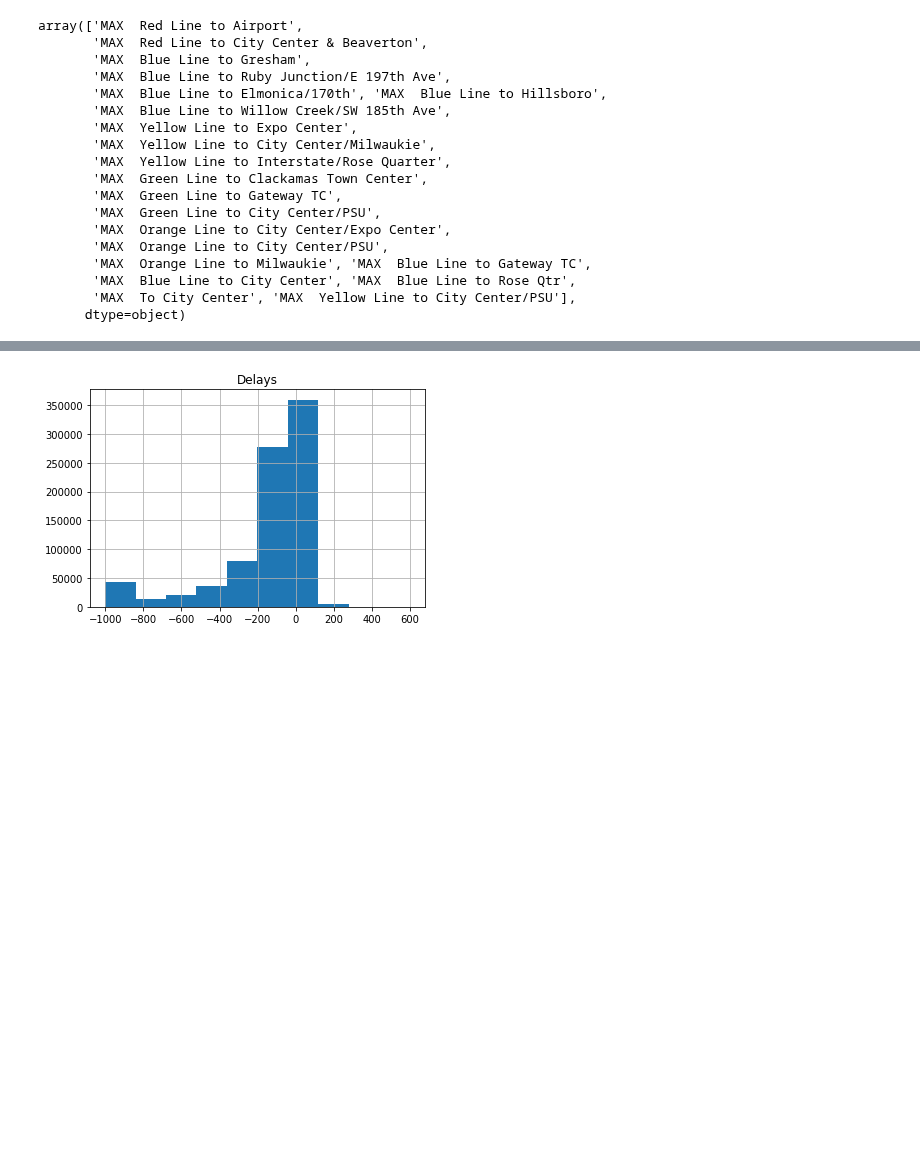
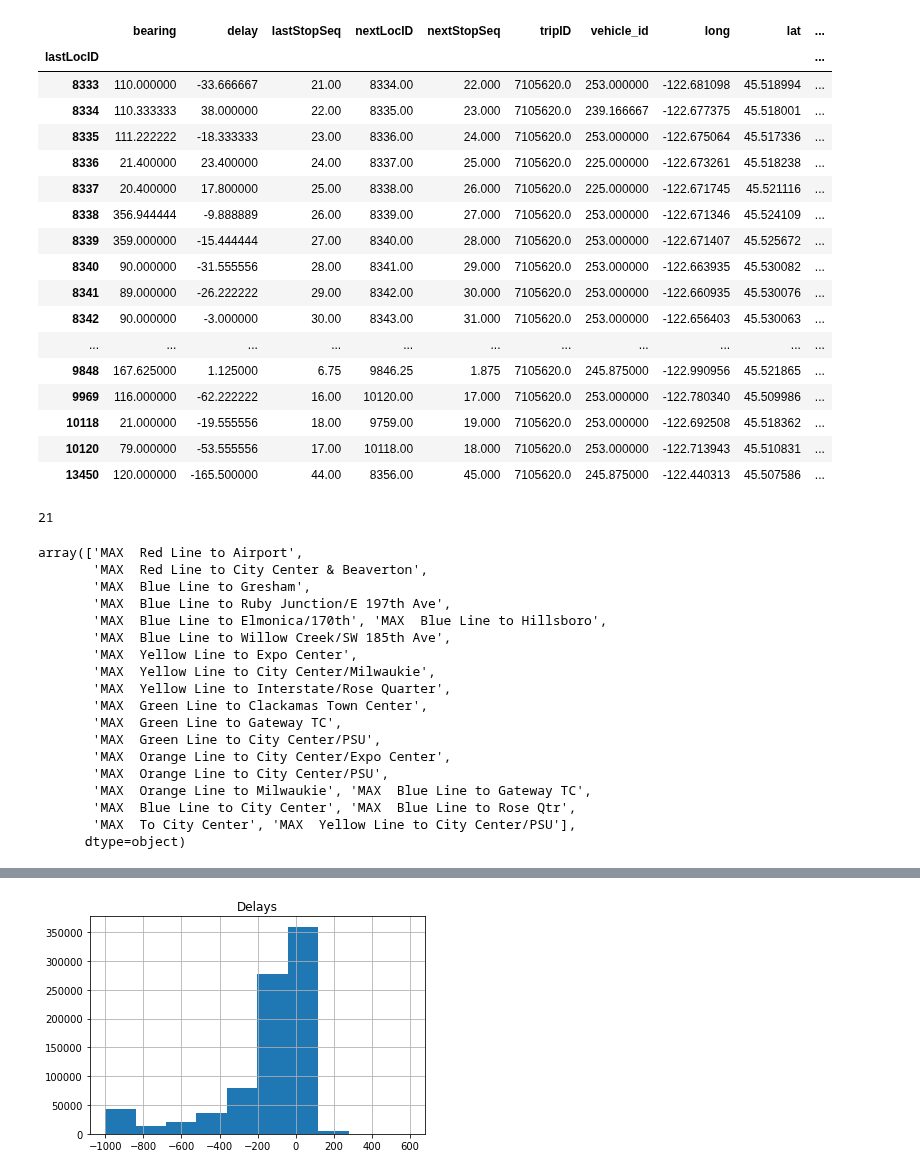
Before and after one commit to kimrharper/data_science_nltk, a Jupyter notebook: transport/station.ipynb, the cells around one changed output, grey strips where cells are left out. Drawn from its saved outputs; the diff is of its cells as text; code cells hidden in the pictures; blank space fills up the shorter version.

```diff
--- a/transport/station.ipynb
+++ b/transport/station.ipynb
@@ -38,0 +31,3 @@ transport.loc[transport.vehicle_id == 416]
+# %%
+tripID = transport.loc[transport.tripID ==7105620].sort_values('timestamp')
+tripID
@@ -39,22 +53,44 @@ transport.loc[transport.vehicle_id == 416]
+# %%
+tripID.groupby('lastLocID').mean()
+# %% [output]
+|  | bearing | delay | lastStopSeq | nextLocID | nextStopSeq | tripID | vehicle_id | long | lat | ... |
+| lastLocID |  |  |  |  |  |  |  |  |  | ... |
+| 8333 | 110.000000 | -33.666667 | 21.00 | 8334.00 | 22.000 | 7105620.0 | 253.000000 | -122.681098 | 45.518994 | ... |
+| 8334 | 110.333333 | 38.000000 | 22.00 | 8335.00 | 23.000 | 7105620.0 | 239.166667 | -122.677375 | 45.518001 | ... |
+| 8335 | 111.222222 | -18.333333 | 23.00 | 8336.00 | 24.000 | 7105620.0 | 253.000000 | -122.675064 | 45.517336 | ... |
+| 8336 | 21.400000 | 23.400000 | 24.00 | 8337.00 | 25.000 | 7105620.0 | 225.000000 | -122.673261 | 45.518238 | ... |
+| 8337 | 20.400000 | 17.800000 | 25.00 | 8338.00 | 26.000 | 7105620.0 | 225.000000 | -122.671745 | 45.521116 | ... |
+| 8338 | 356.944444 | -9.888889 | 26.00 | 8339.00 | 27.000 | 7105620.0 | 253.000000 | -122.671346 | 45.524109 | ... |
+| 8339 | 359.000000 | -15.444444 | 27.00 | 8340.00 | 28.000 | 7105620.0 | 253.000000 | -122.671407 | 45.525672 | ... |
+| 8340 | 90.000000 | -31.555556 | 28.00 | 8341.00 | 29.000 | 7105620.0 | 253.000000 | -122.663935 | 45.530082 | ... |
+| 8341 | 89.000000 | -26.222222 | 29.00 | 8342.00 | 30.000 | 7105620.0 | 253.000000 | -122.660935 | 45.530076 | ... |
+| 8342 | 90.000000 | -3.000000 | 30.00 | 8343.00 | 31.000 | 7105620.0 | 253.000000 | -122.656403 | 45.530063 | ... |
+| ... | ... | ... | ... | ... | ... | ... | ... | ... | ... | ... |
+| 9848 | 167.625000 | 1.125000 | 6.75 | 9846.25 | 1.875 | 7105620.0 | 245.875000 | -122.990956 | 45.521865 | ... |
+| 9969 | 116.000000 | -62.222222 | 16.00 | 10120.00 | 17.000 | 7105620.0 | 253.000000 | -122.780340 | 45.509986 | ... |
+| 10118 | 21.000000 | -19.555556 | 18.00 | 9759.00 | 19.000 | 7105620.0 | 253.000000 | -122.692508 | 45.518362 | ... |
+| 10120 | 79.000000 | -53.555556 | 17.00 | 10118.00 | 18.000 | 7105620.0 | 253.000000 | -122.713943 | 45.510831 | ... |
+| 13450 | 120.000000 | -165.500000 | 44.00 | 8356.00 | 45.000 | 7105620.0 | 245.875000 | -122.440313 | 45.507586 | ... |
 # %%
-len(transport.signMessageLong.unique())
+print(len(transport.signMessageLong.unique()))
 transport.signMessageLong.unique()
 # %% [output]
-array(['MAX  Red Line to Airport',
-       'MAX  Red Line to City Center & Beaverton',
-       'MAX  Blue Line to Gresham',
-       'MAX  Blue Line to Ruby Junction/E 197th Ave',
-       'MAX  Blue Line to Elmonica/170th', 'MAX  Blue Line to Hillsboro',
-       'MAX  Blue Line to Willow Creek/SW 185th Ave',
-       'MAX  Yellow Line to Expo Center',
-       'MAX  Yellow Line to City Center/Milwaukie',
-       'MAX  Yellow Line to Interstate/Rose Quarter',
-       'MAX  Green Line to Clackamas Town Center',
-       'MAX  Green Line to Gateway TC',
-       'MAX  Green Line to City Center/PSU',
-       'MAX  Orange Line to City Center/Expo Center',
-       'MAX  Orange Line to City Center/PSU',
-       'MAX  Orange Line to Milwaukie', 'MAX  Blue Line to Gateway TC',
-       'MAX  Blue Line to City Center', 'MAX  Blue Line to Rose Qtr',
-       'MAX  To City Center', 'MAX  Yellow Line to City Center/PSU'],
-      dtype=object)
+21
+array(['MAX  Red Line to Airport',
+       'MAX  Red Line to City Center & Beaverton',
+       'MAX  Blue Line to Gresham',
+       'MAX  Blue Line to Ruby Junction/E 197th Ave',
+       'MAX  Blue Line to Elmonica/170th', 'MAX  Blue Line to Hillsboro',
+       'MAX  Blue Line to Willow Creek/SW 185th Ave',
+       'MAX  Yellow Line to Expo Center',
+       'MAX  Yellow Line to City Center/Milwaukie',
+       'MAX  Yellow Line to Interstate/Rose Quarter',
+       'MAX  Green Line to Clackamas Town Center',
+       'MAX  Green Line to Gateway TC',
+       'MAX  Green Line to City Center/PSU',
+       'MAX  Orange Line to City Center/Expo Center',
+       'MAX  Orange Line to City Center/PSU',
+       'MAX  Orange Line to Milwaukie', 'MAX  Blue Line to Gateway TC',
+       'MAX  Blue Line to City Center', 'MAX  Blue Line to Rose Qtr',
+       'MAX  To City Center', 'MAX  Yellow Line to City Center/PSU'],
+      dtype=object)
```
Also changed, not shown: parts of 11 cells of this notebook.
